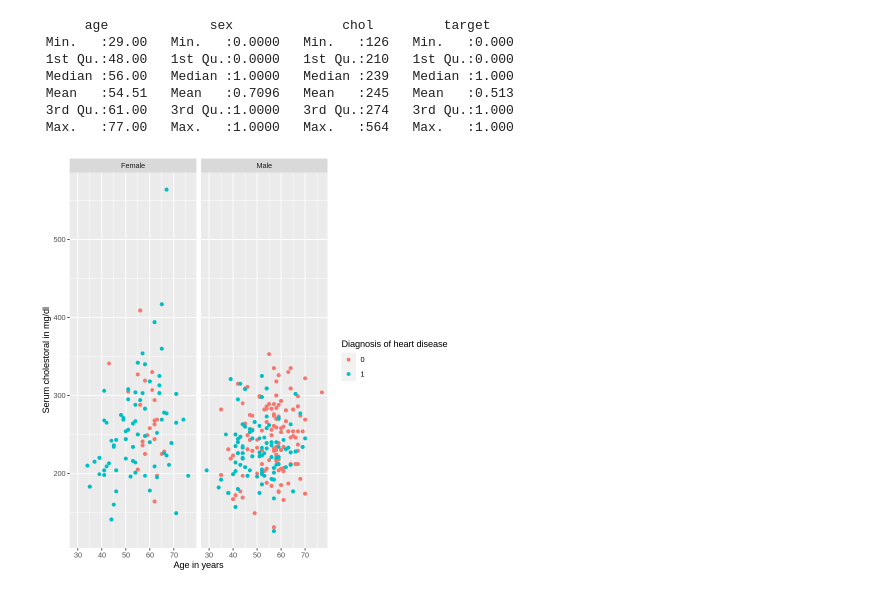
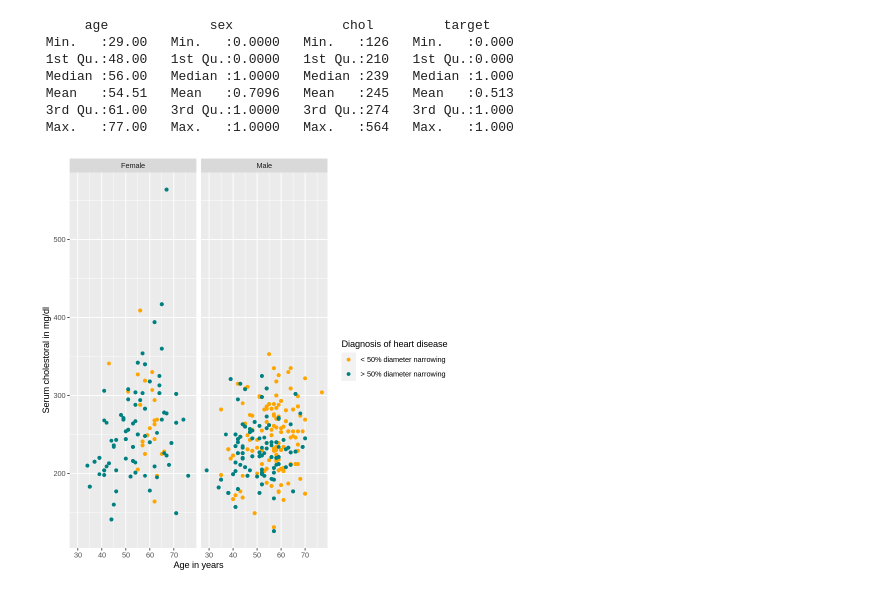
Before and after one commit to zjz02/DSCI-100-Group_41, a Jupyter notebook: Project Proposal.ipynb, the cells around one changed output. Drawn from its saved outputs; the diff is of its cells as text; code cells hidden in the pictures.

Commit message:
Update the image

```diff
--- a/Project Proposal.ipynb
+++ b/Project Proposal.ipynb
@@ -70,8 +70,9 @@ summary(hd_train)
 # %%
 hd_plot <- ggplot(hd_train, aes(x = age, y = chol, group = target, color = as_factor(target))) +
         geom_point() +
         labs(x = "Age in years", y = "Serum cholestoral in mg/dl", colour = "Diagnosis of heart disease") +
-        facet_grid(cols = vars(sex), labeller = labeller(sex = c("1" = "Male", "0" = "Female")))
+        facet_grid(cols = vars(sex), labeller = labeller(sex = c("1" = "Male", "0" = "Female"))) +
+        scale_color_manual(labels = c("0" = "< 50% diameter narrowing", "1" = "> 50% diameter narrowing"), values = c("#FFA500", "#008080"))
 hd_plot
 # %% [output]
-[figure, old version]
+[figure, new version]
```
Also changed, not shown: parts of 1 cell of this notebook.
